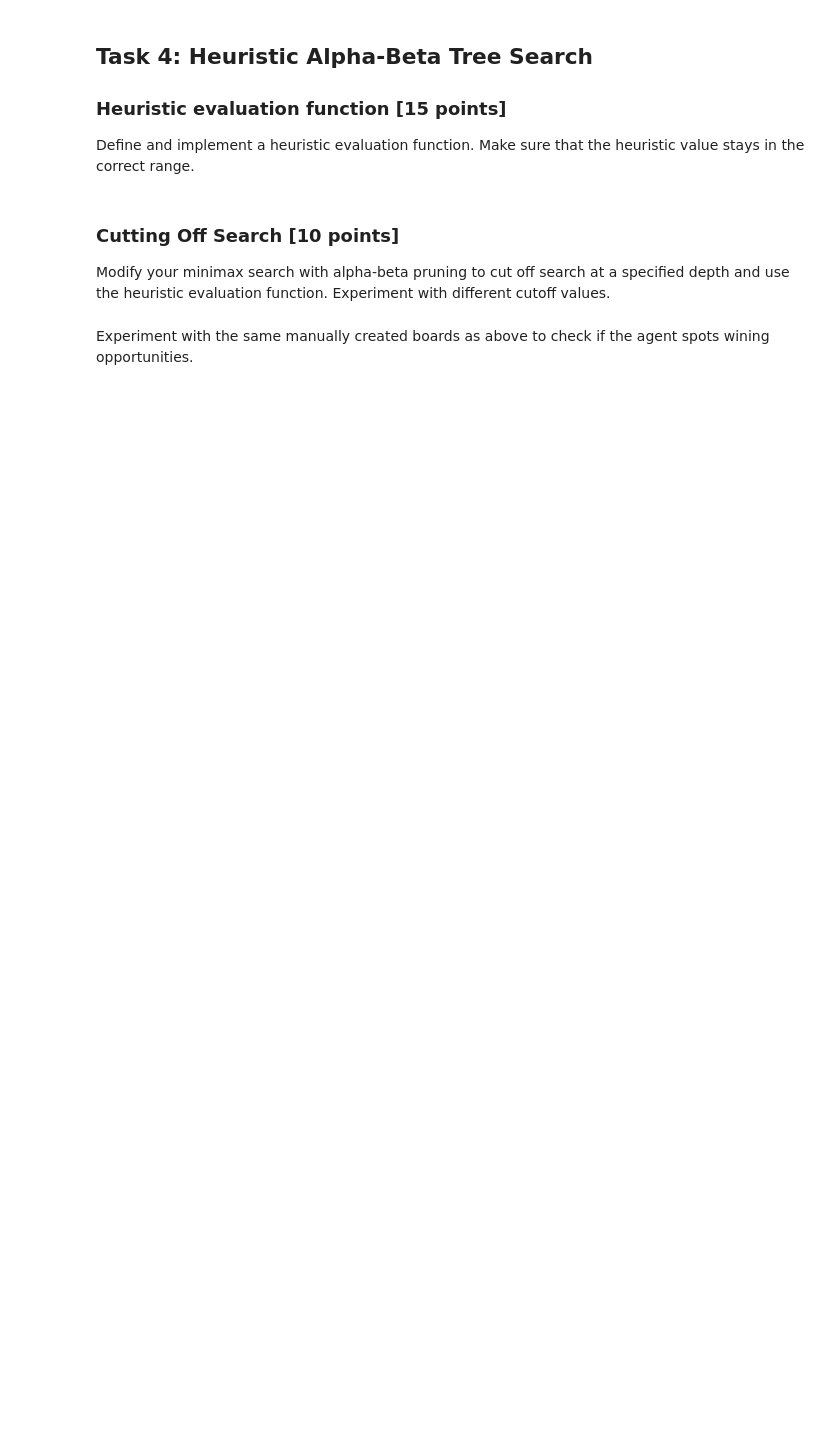
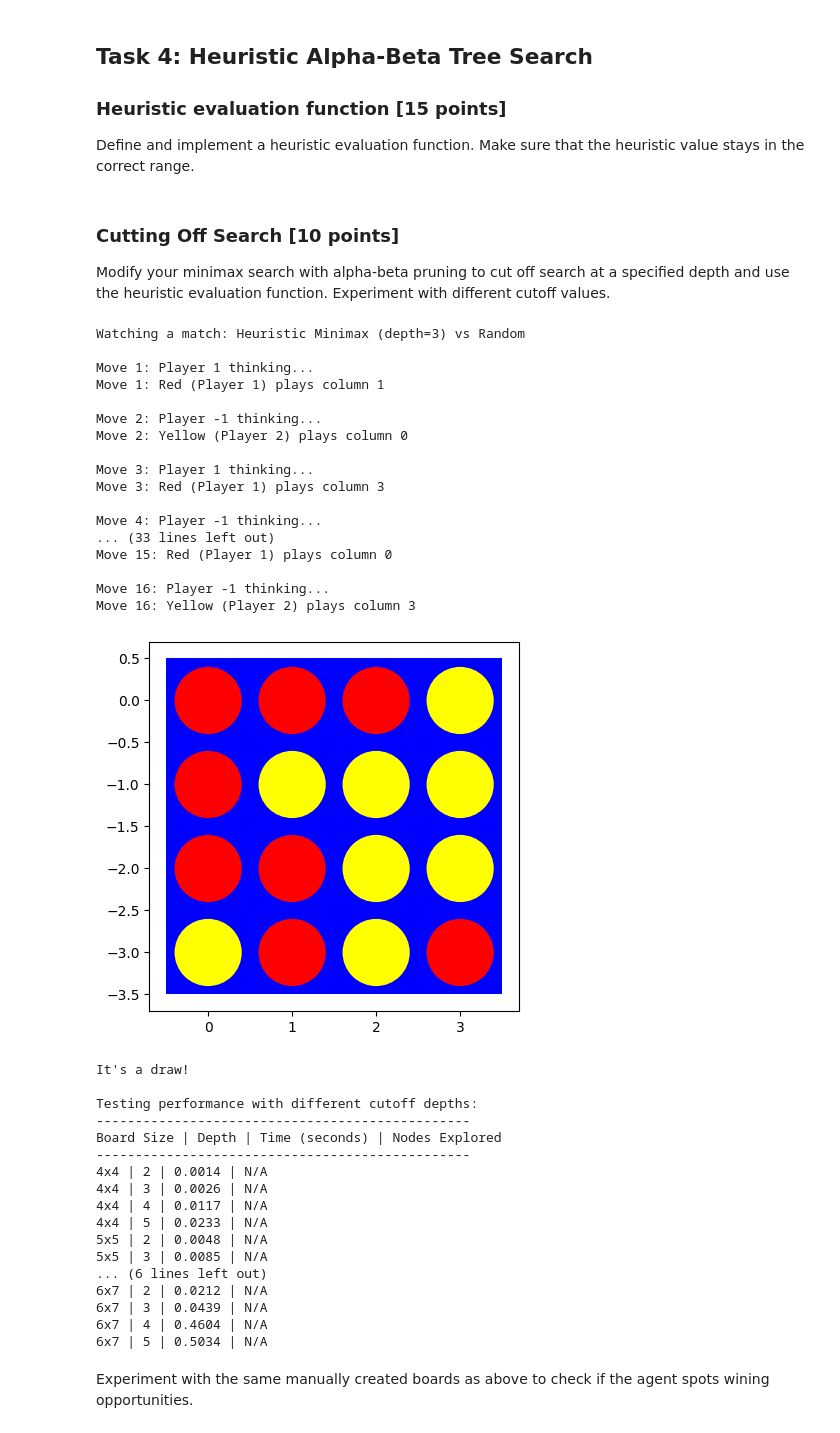
Before and after one commit to alonsogrj/Connect4_AI, a Jupyter notebook: assignment_connect4.ipynb, the cells around one changed output. Saved outputs shown, nothing was run; the diff lists cells and outputs as text; code cells hidden in the pictures; blank space fills up the shorter version.

```diff
--- a/assignment_connect4.ipynb
+++ b/assignment_connect4.ipynb
@@ -179,2 +1413,79 @@ Modify your minimax search with alpha-beta pruning to cut off search at a specif
+# %%
+# Create players with different cutoff depths
+heuristic_player_depth2 = HeuristicMinimaxPlayer(max_depth=2)
+heuristic_player_depth3 = HeuristicMinimaxPlayer(max_depth=3)
+heuristic_player_depth4 = HeuristicMinimaxPlayer(max_depth=4)
+heuristic_player_depth5 = HeuristicMinimaxPlayer(max_depth=5)
+random_player = lambda state, player: np.random.choice(actions(state))
+
+# Test with different board sizes and depths
+def test_cutoff_performance():
+    print("\nTesting performance with different cutoff depths:")
+    print("------------------------------------------------")
+    print("Board Size | Depth | Time (seconds) | Nodes Explored")
+    print("------------------------------------------------")
+
+    board_sizes = [(4, 4), (5, 5), (6, 6), (6, 7)]
+    depths = [2, 3, 4, 5]
+
+    for rows, cols in board_sizes:
+        board = np.zeros((rows, cols), dtype=int)
+
+        for depth in depths:
+            player = HeuristicMinimaxPlayer(max_depth=depth)
+
+            start_time = time.time()
+            move = player(board, player=1)
+            end_time = time.time()
+
+            print(f"{rows}x{cols} | {depth} | {end_time - start_time:.4f} | N/A")
+
+            # Stop if it's taking too long
+            if end_time - start_time > 10:
+                print(f"Skipping remaining depths for {rows}x{cols} board (too slow)")
+                break
+
+# Watch a match between heuristic player and random player
+print("Watching a match: Heuristic Minimax (depth=3) vs Random")
+watch_match(heuristic_player_depth3, random_player, board_shape=(4, 4), delay=0.5)
+
+# Test performance with different cutoff depths
+test_cutoff_performance()
+# %% [output]
+Watching a match: Heuristic Minimax (depth=3) vs Random
+
+Move 1: Player 1 thinking...
+Move 1: Red (Player 1) plays column 1
+
+Move 2: Player -1 thinking...
+Move 2: Yellow (Player 2) plays column 0
+
+Move 3: Player 1 thinking...
+Move 3: Red (Player 1) plays column 3
+
+Move 4: Player -1 thinking...
+... (33 lines left out)
+Move 15: Red (Player 1) plays column 0
+
+Move 16: Player -1 thinking...
+Move 16: Yellow (Player 2) plays column 3
+[figure, added]
+It's a draw!
+
+Testing performance with different cutoff depths:
+------------------------------------------------
+Board Size | Depth | Time (seconds) | Nodes Explored
+------------------------------------------------
+4x4 | 2 | 0.0014 | N/A
+4x4 | 3 | 0.0026 | N/A
+4x4 | 4 | 0.0117 | N/A
+4x4 | 5 | 0.0233 | N/A
+5x5 | 2 | 0.0048 | N/A
+5x5 | 3 | 0.0085 | N/A
+... (6 lines left out)
+6x7 | 2 | 0.0212 | N/A
+6x7 | 3 | 0.0439 | N/A
+6x7 | 4 | 0.4604 | N/A
+6x7 | 5 | 0.5034 | N/A
 # %% [markdown]
 Experiment with the same manually created boards as above to check if the agent spots wining opportunities.
```
Also changed, not shown: parts of 41 cells of this notebook.
